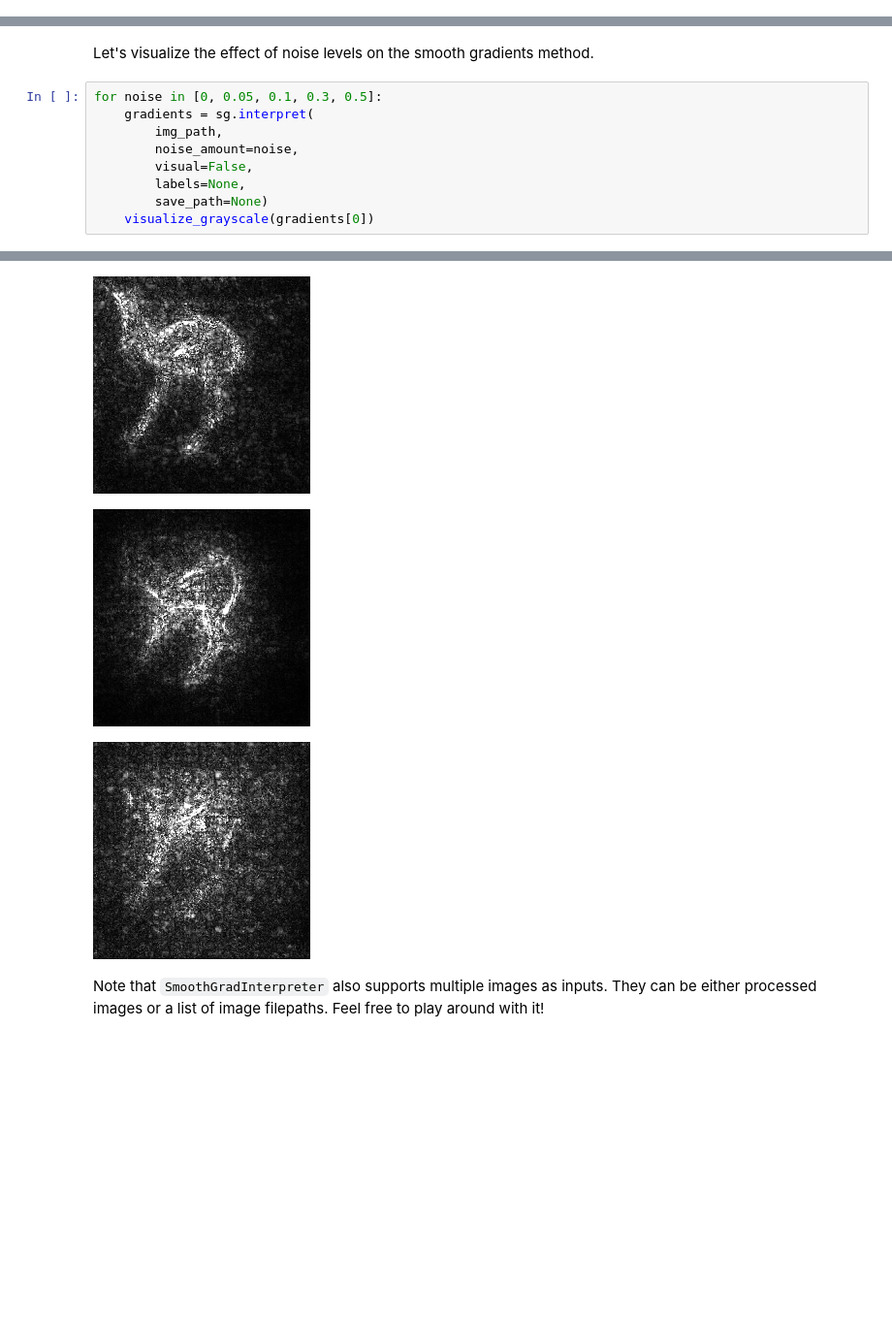
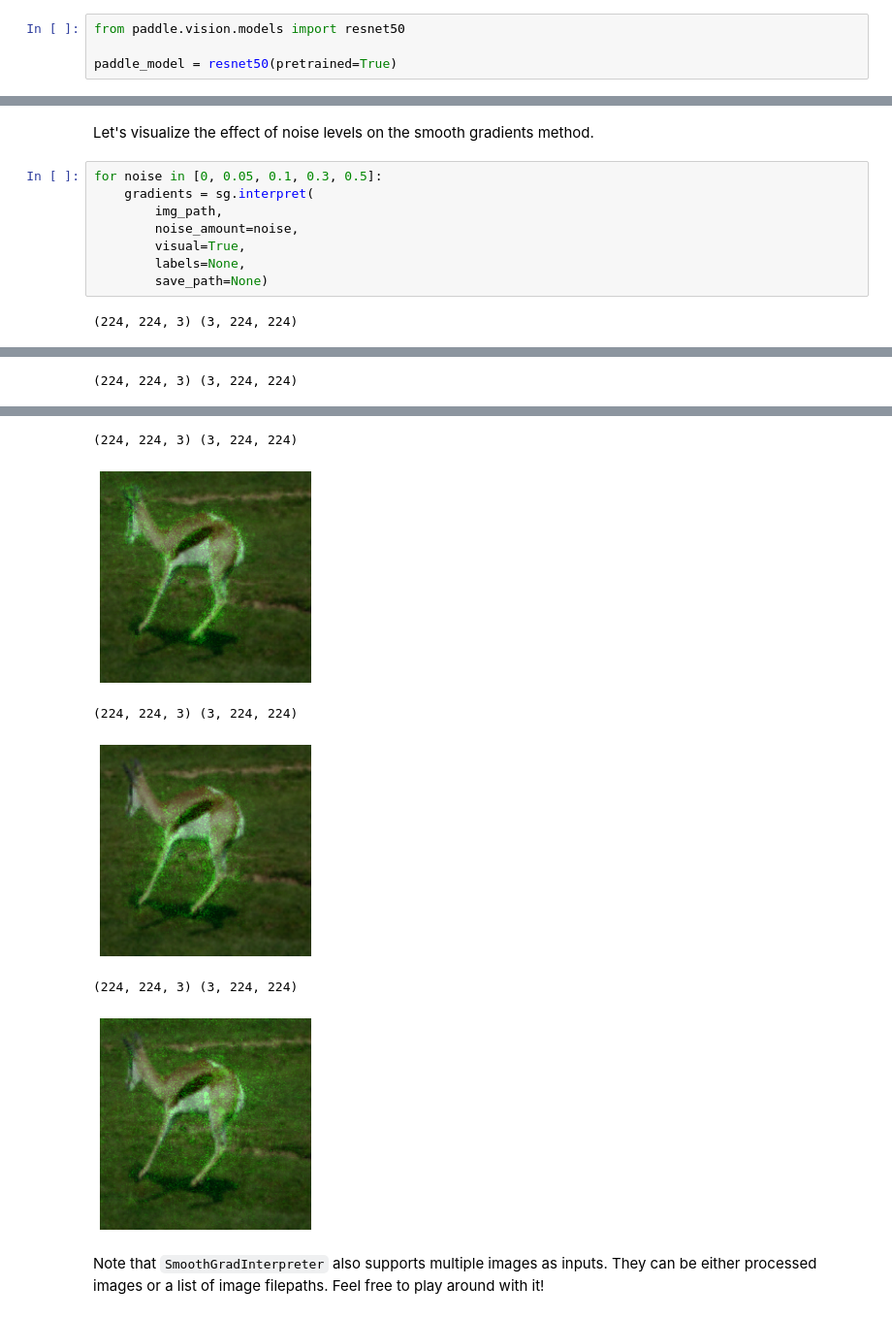
Before and after one commit to PaddlePaddle/InterpretDL, a Jupyter notebook: tutorials/smooth_grad_tutorial_cv.ipynb, the cells around one changed output, grey strips where cells are left out. Shown at 97% size. Drawn from its saved outputs; the diff is of its cells as text; blank space fills up the shorter version.

Commit message:
update model load from paddle.vision.models

```diff
--- a/tutorials/smooth_grad_tutorial_cv.ipynb
+++ b/tutorials/smooth_grad_tutorial_cv.ipynb
@@ -27,0 +16,4 @@ paddle_model.set_dict(state_dict)
+# %%
+from paddle.vision.models import resnet50
+
+paddle_model = resnet50(pretrained=True)
@@ -65,8 +62,8 @@ for noise in [0, 0.05, 0.1, 0.3, 0.5]:
     gradients = sg.interpret(
         img_path,
         noise_amount=noise,
-        visual=False,
+        visual=True,
         labels=None,
         save_path=None)
-    visualize_grayscale(gradients[0])
 # %% [output]
+(224, 224, 3) (3, 224, 224)
@@ -73,0 +71 @@ for noise in [0, 0.05, 0.1, 0.3, 0.5]:
+(224, 224, 3) (3, 224, 224)
@@ -75,5 +73,8 @@ for noise in [0, 0.05, 0.1, 0.3, 0.5]:
+(224, 224, 3) (3, 224, 224)
-[figure, old version]
+[figure, new version]
+(224, 224, 3) (3, 224, 224)
-[figure, old version]
+[figure, new version]
+(224, 224, 3) (3, 224, 224)
-[figure, old version]
+[figure, new version]
 # %% [markdown]
 Note that `SmoothGradInterpreter` also supports multiple images as inputs. They can be either processed images or a list of image filepaths. Feel free to play around with it!
```
Also changed, not shown: parts of 10 cells of this notebook, 3 other files.
